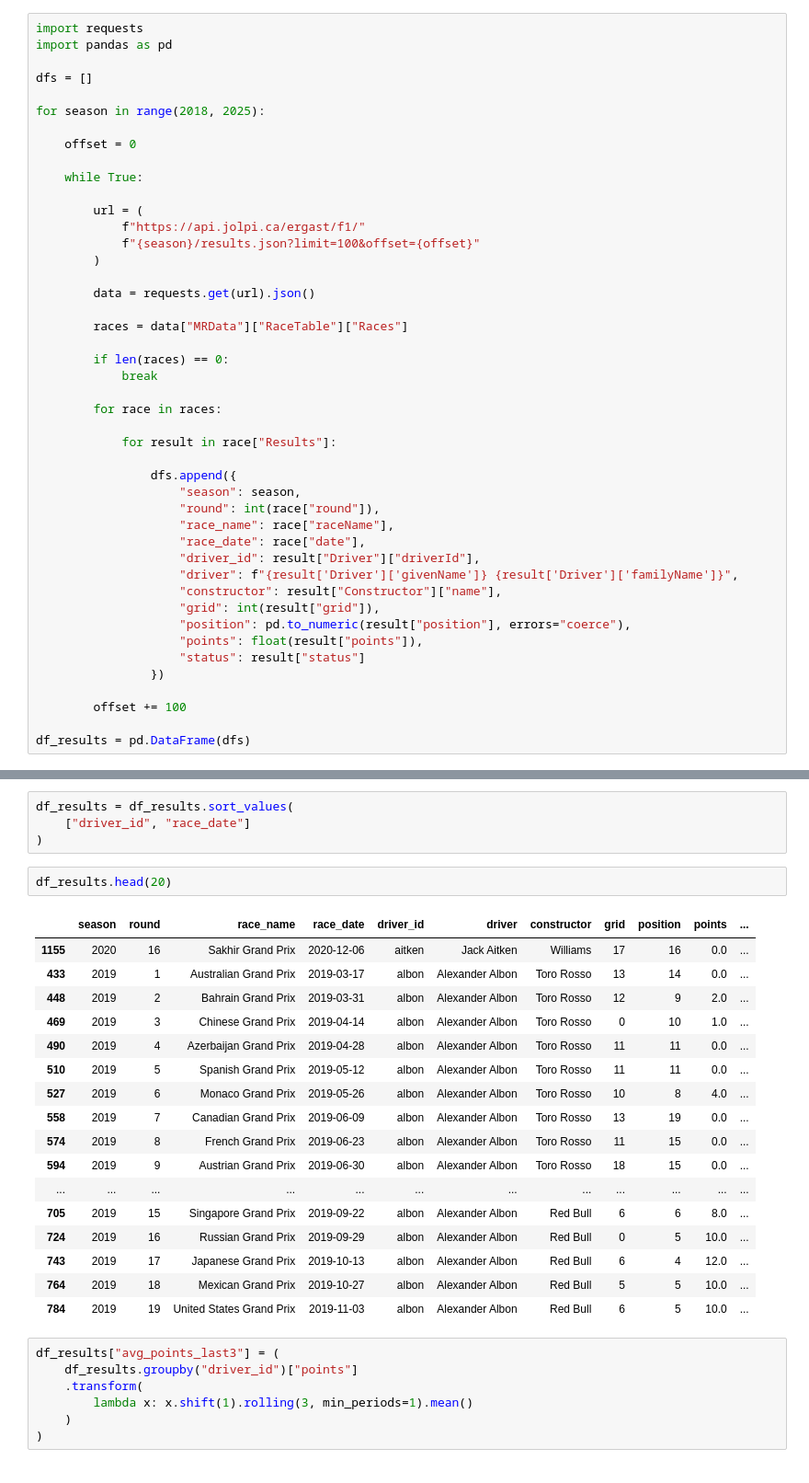
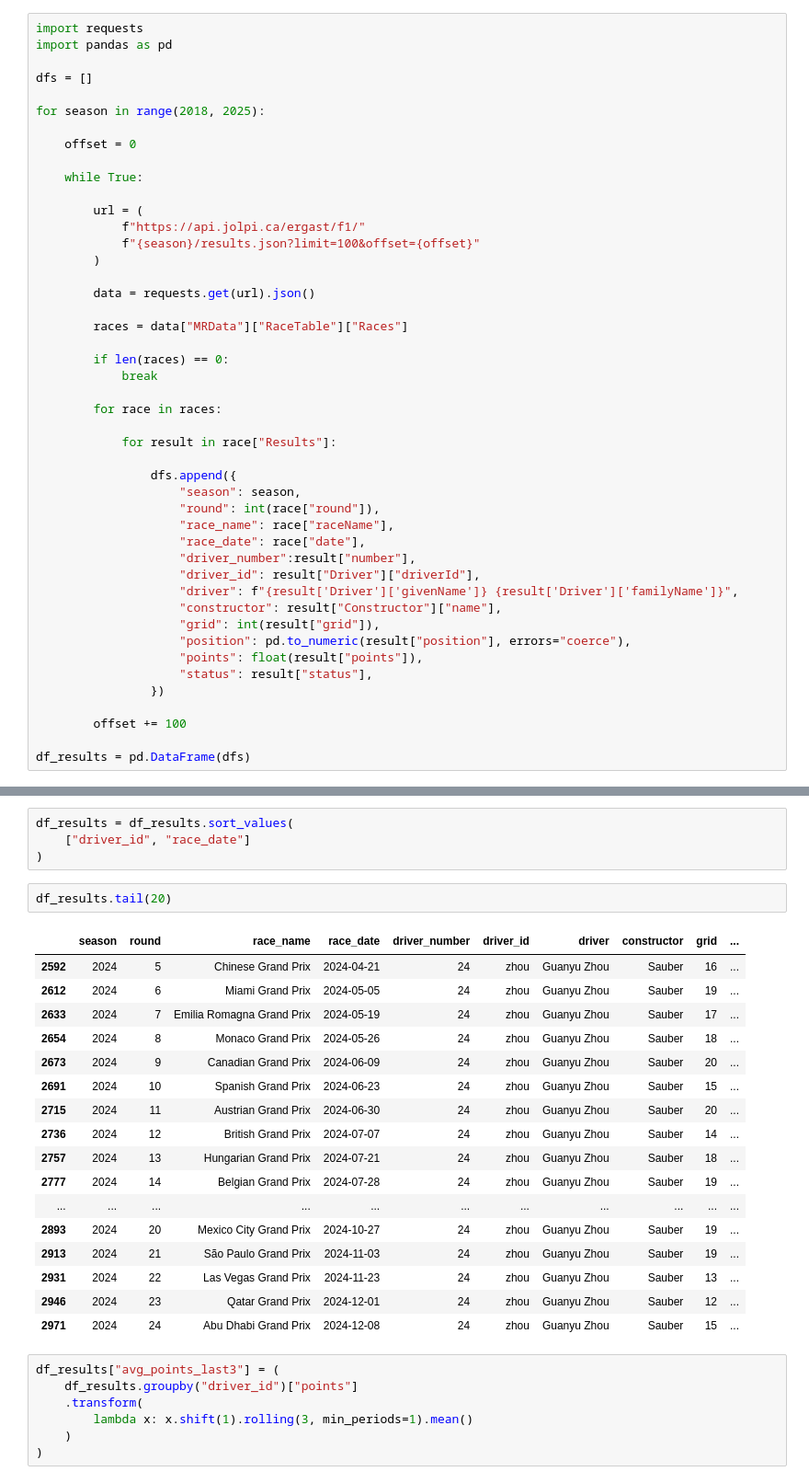
Before and after one commit to Adit09014/F1-Dashboard, a Jupyter notebook: analytics/F1 Train.ipynb, the cells around one changed output, grey strips where cells are left out. Shown at 92% size. Saved outputs shown, nothing was run; the diff lists cells and outputs as text.

```diff
--- a/analytics/F1 Train.ipynb
+++ b/analytics/F1 Train.ipynb
@@ -54,13 +54,14 @@ for season in range(2018, 2025):
                     "round": int(race["round"]),
                     "race_name": race["raceName"],
                     "race_date": race["date"],
+                    "driver_number":result["number"],
                     "driver_id": result["Driver"]["driverId"],
                     "driver": f"{result['Driver']['givenName']} {result['Driver']['familyName']}",
                     "constructor": result["Constructor"]["name"],
                     "grid": int(result["grid"]),
                     "position": pd.to_numeric(result["position"], errors="coerce"),
                     "points": float(result["points"]),
-                    "status": result["status"]
+                    "status": result["status"],
                 })
 
         offset += 100
@@ -95,25 +96,25 @@ df_results = df_results.sort_values(
     ["driver_id", "race_date"]
 )
 # %%
-df_results.head(20)
+df_results.tail(20)
 # %% [output]
-|  | season | round | race_name | race_date | driver_id | driver | constructor | grid | position | points | ... |
-| 1155 | 2020 | 16 | Sakhir Grand Prix | 2020-12-06 | aitken | Jack Aitken | Williams | 17 | 16 | 0.0 | ... |
-| 433 | 2019 | 1 | Australian Grand Prix | 2019-03-17 | albon | Alexander Albon | Toro Rosso | 13 | 14 | 0.0 | ... |
-| 448 | 2019 | 2 | Bahrain Grand Prix | 2019-03-31 | albon | Alexander Albon | Toro Rosso | 12 | 9 | 2.0 | ... |
-| 469 | 2019 | 3 | Chinese Grand Prix | 2019-04-14 | albon | Alexander Albon | Toro Rosso | 0 | 10 | 1.0 | ... |
-| 490 | 2019 | 4 | Azerbaijan Grand Prix | 2019-04-28 | albon | Alexander Albon | Toro Rosso | 11 | 11 | 0.0 | ... |
-| 510 | 2019 | 5 | Spanish Grand Prix | 2019-05-12 | albon | Alexander Albon | Toro Rosso | 11 | 11 | 0.0 | ... |
-| 527 | 2019 | 6 | Monaco Grand Prix | 2019-05-26 | albon | Alexander Albon | Toro Rosso | 10 | 8 | 4.0 | ... |
-| 558 | 2019 | 7 | Canadian Grand Prix | 2019-06-09 | albon | Alexander Albon | Toro Rosso | 13 | 19 | 0.0 | ... |
-| 574 | 2019 | 8 | French Grand Prix | 2019-06-23 | albon | Alexander Albon | Toro Rosso | 11 | 15 | 0.0 | ... |
-| 594 | 2019 | 9 | Austrian Grand Prix | 2019-06-30 | albon | Alexander Albon | Toro Rosso | 18 | 15 | 0.0 | ... |
-| ... | ... | ... | ... | ... | ... | ... | ... | ... | ... | ... | ... |
-| 705 | 2019 | 15 | Singapore Grand Prix | 2019-09-22 | albon | Alexander Albon | Red Bull | 6 | 6 | 8.0 | ... |
-| 724 | 2019 | 16 | Russian Grand Prix | 2019-09-29 | albon | Alexander Albon | Red Bull | 0 | 5 | 10.0 | ... |
-| 743 | 2019 | 17 | Japanese Grand Prix | 2019-10-13 | albon | Alexander Albon | Red Bull | 6 | 4 | 12.0 | ... |
-| 764 | 2019 | 18 | Mexican Grand Prix | 2019-10-27 | albon | Alexander Albon | Red Bull | 5 | 5 | 10.0 | ... |
-| 784 | 2019 | 19 | United States Grand Prix | 2019-11-03 | albon | Alexander Albon | Red Bull | 6 | 5 | 10.0 | ... |
+|  | season | round | race_name | race_date | driver_number | driver_id | driver | constructor | grid | ... |
+| 2592 | 2024 | 5 | Chinese Grand Prix | 2024-04-21 | 24 | zhou | Guanyu Zhou | Sauber | 16 | ... |
+| 2612 | 2024 | 6 | Miami Grand Prix | 2024-05-05 | 24 | zhou | Guanyu Zhou | Sauber | 19 | ... |
+| 2633 | 2024 | 7 | Emilia Romagna Grand Prix | 2024-05-19 | 24 | zhou | Guanyu Zhou | Sauber | 17 | ... |
+| 2654 | 2024 | 8 | Monaco Grand Prix | 2024-05-26 | 24 | zhou | Guanyu Zhou | Sauber | 18 | ... |
+| 2673 | 2024 | 9 | Canadian Grand Prix | 2024-06-09 | 24 | zhou | Guanyu Zhou | Sauber | 20 | ... |
+| 2691 | 2024 | 10 | Spanish Grand Prix | 2024-06-23 | 24 | zhou | Guanyu Zhou | Sauber | 15 | ... |
+| 2715 | 2024 | 11 | Austrian Grand Prix | 2024-06-30 | 24 | zhou | Guanyu Zhou | Sauber | 20 | ... |
+| 2736 | 2024 | 12 | British Grand Prix | 2024-07-07 | 24 | zhou | Guanyu Zhou | Sauber | 14 | ... |
+| 2757 | 2024 | 13 | Hungarian Grand Prix | 2024-07-21 | 24 | zhou | Guanyu Zhou | Sauber | 18 | ... |
+| 2777 | 2024 | 14 | Belgian Grand Prix | 2024-07-28 | 24 | zhou | Guanyu Zhou | Sauber | 19 | ... |
+| ... | ... | ... | ... | ... | ... | ... | ... | ... | ... | ... |
+| 2893 | 2024 | 20 | Mexico City Grand Prix | 2024-10-27 | 24 | zhou | Guanyu Zhou | Sauber | 19 | ... |
+| 2913 | 2024 | 21 | São Paulo Grand Prix | 2024-11-03 | 24 | zhou | Guanyu Zhou | Sauber | 19 | ... |
+| 2931 | 2024 | 22 | Las Vegas Grand Prix | 2024-11-23 | 24 | zhou | Guanyu Zhou | Sauber | 13 | ... |
+| 2946 | 2024 | 23 | Qatar Grand Prix | 2024-12-01 | 24 | zhou | Guanyu Zhou | Sauber | 12 | ... |
+| 2971 | 2024 | 24 | Abu Dhabi Grand Prix | 2024-12-08 | 24 | zhou | Guanyu Zhou | Sauber | 15 | ... |
 # %%
 df_results["avg_points_last3"] = (
     df_results.groupby("driver_id")["points"]
```
Also changed, not shown: parts of 17 cells of this notebook, 10 other files.
